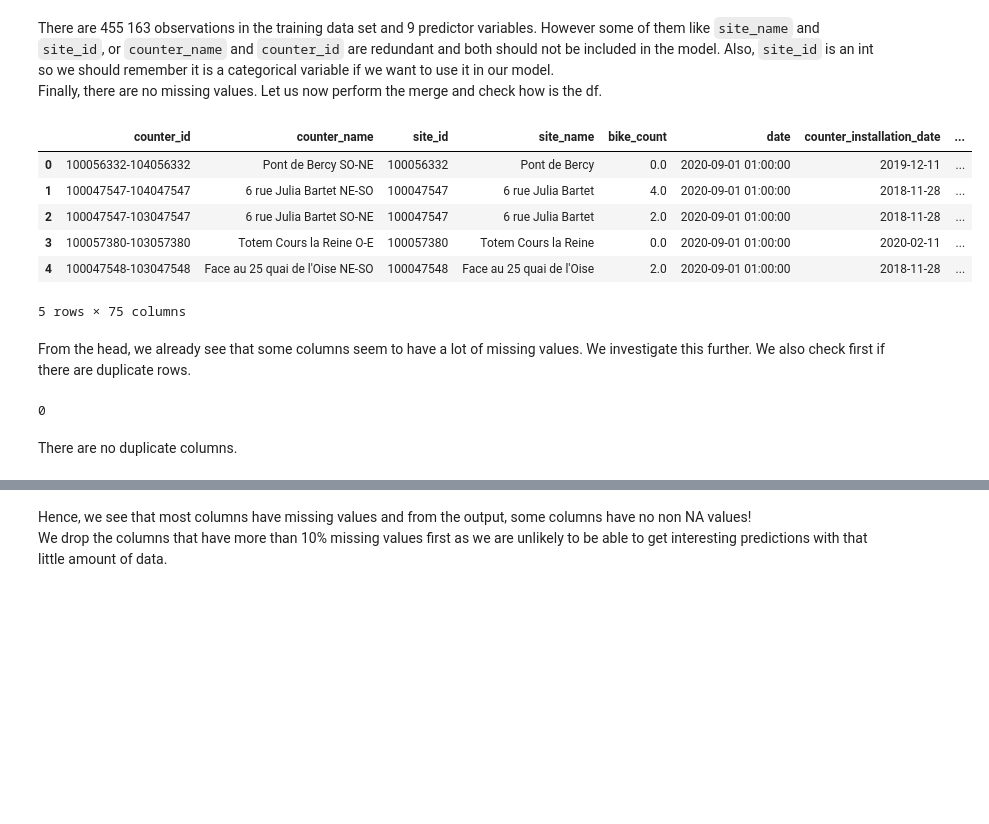
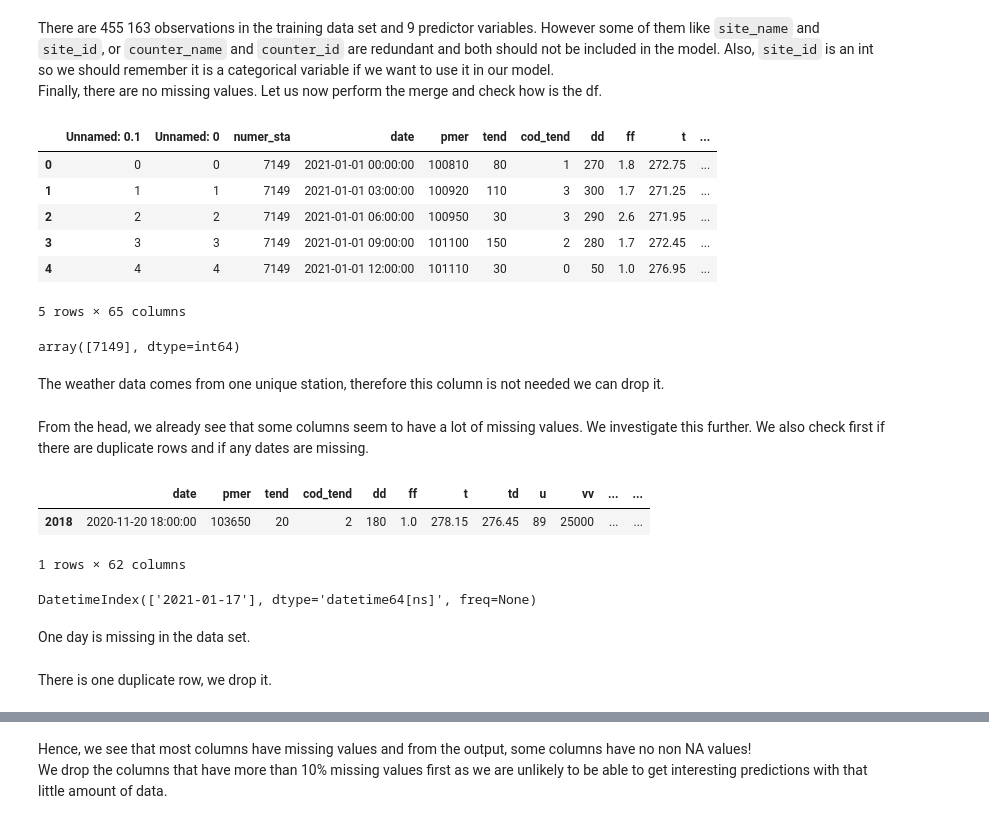
Before and after one commit to mat10599/bike_counters, a Jupyter notebook: final_notebook.ipynb, the cells around one changed output, grey strips where cells are left out. Cells and saved outputs as stored; diff of their text form; code cells hidden in the pictures; blank space fills up the shorter version.

```diff
--- a/final_notebook.ipynb
+++ b/final_notebook.ipynb
@@ -88,10 +84,16 @@ df_merge_ext = pd.merge_asof(df_original.sort_values(
 # %%
-df_merge_ext.head()
+df_ext.head()
 # %% [output]
-|  | counter_id | counter_name | site_id | site_name | bike_count | date | counter_installation_date | ... |
-| 0 | 100056332-104056332 | Pont de Bercy SO-NE | 100056332 | Pont de Bercy | 0.0 | 2020-09-01 01:00:00 | 2019-12-11 | ... |
-| 1 | 100047547-104047547 | 6 rue Julia Bartet NE-SO | 100047547 | 6 rue Julia Bartet | 4.0 | 2020-09-01 01:00:00 | 2018-11-28 | ... |
-| 2 | 100047547-103047547 | 6 rue Julia Bartet SO-NE | 100047547 | 6 rue Julia Bartet | 2.0 | 2020-09-01 01:00:00 | 2018-11-28 | ... |
-| 3 | 100057380-103057380 | Totem Cours la Reine O-E | 100057380 | Totem Cours la Reine | 0.0 | 2020-09-01 01:00:00 | 2020-02-11 | ... |
-| 4 | 100047548-103047548 | Face au 25 quai de l'Oise NE-SO | 100047548 | Face au 25 quai de l'Oise | 2.0 | 2020-09-01 01:00:00 | 2018-11-28 | ... |
+|  | Unnamed: 0.1 | Unnamed: 0 | numer_sta | date | pmer | tend | cod_tend | dd | ff | t | ... |
+| 0 | 0 | 0 | 7149 | 2021-01-01 00:00:00 | 100810 | 80 | 1 | 270 | 1.8 | 272.75 | ... |
+| 1 | 1 | 1 | 7149 | 2021-01-01 03:00:00 | 100920 | 110 | 3 | 300 | 1.7 | 271.25 | ... |
+| 2 | 2 | 2 | 7149 | 2021-01-01 06:00:00 | 100950 | 30 | 3 | 290 | 2.6 | 271.95 | ... |
+| 3 | 3 | 3 | 7149 | 2021-01-01 09:00:00 | 101100 | 150 | 2 | 280 | 1.7 | 272.45 | ... |
+| 4 | 4 | 4 | 7149 | 2021-01-01 12:00:00 | 101110 | 30 | 0 | 50 | 1.0 | 276.95 | ... |
-5 rows × 75 columns
+5 rows × 65 columns
+# %%
+np.unique(df_ext["numer_sta"])
+# %% [output]
+array([7149], dtype=int64)
+# %% [markdown]
+The weather data comes from one unique station, therefore this column is not needed we can drop it. <br>
@@ -98,8 +104,19 @@ df_merge_ext.head()
 # %% [markdown]
-From the head, we already see that some columns seem to have a lot of missing values. We investigate this further. We also check first if there are duplicate rows.
+From the head, we already see that some columns seem to have a lot of missing values. We investigate this further. We also check first if there are duplicate rows and if any dates are missing.
-# %%
-df_merge_ext.duplicated().sum()
-# %% [output]
-0
-# %% [markdown]
-There are no duplicate columns.
+# %%
+df_ext[df_ext.duplicated()==True]
+# %% [output]
+|  | date | pmer | tend | cod_tend | dd | ff | t | td | u | vv | ... | ... |
+| 2018 | 2020-11-20 18:00:00 | 103650 | 20 | 2 | 180 | 1.0 | 278.15 | 276.45 | 89 | 25000 | ... | ... |
+1 rows × 62 columns
+# %%
+my_range = pd.date_range(
+  start="2020-09-01", end="2021-10-18")
+
+print(my_range.difference(df_ext['date']))
+# %% [output]
+DatetimeIndex(['2021-01-17'], dtype='datetime64[ns]', freq=None)
+# %% [markdown]
+One day is missing in the data set.
+# %% [markdown]
+There is one duplicate row, we drop it.
```
Also changed, not shown: parts of 13 cells of this notebook.
